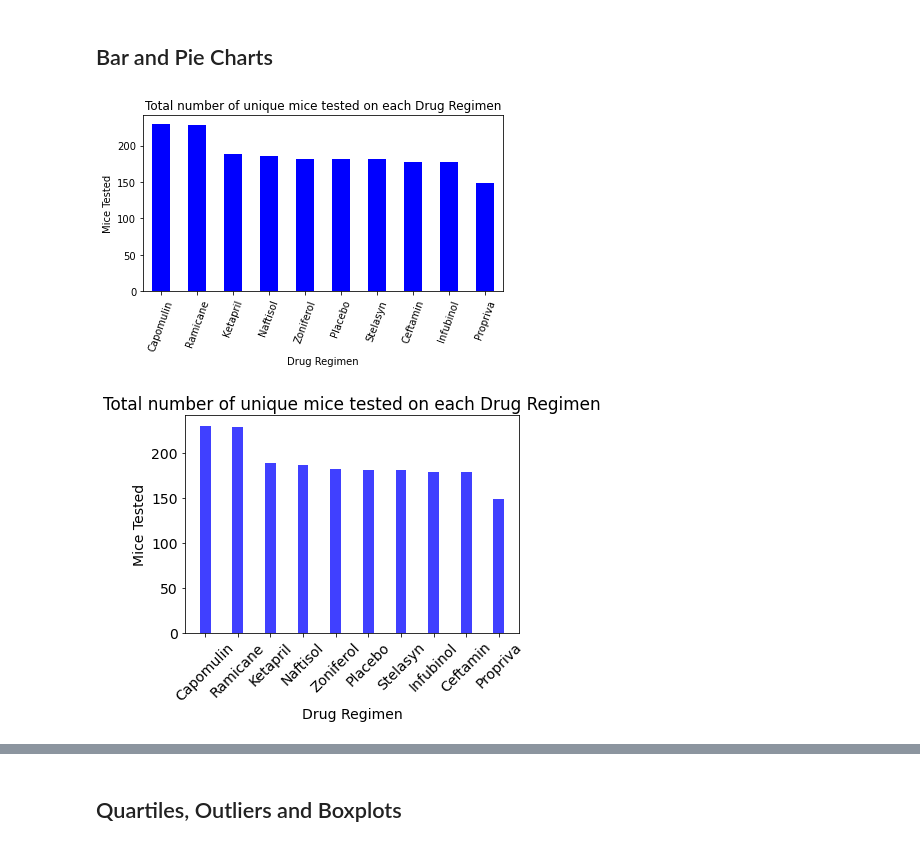
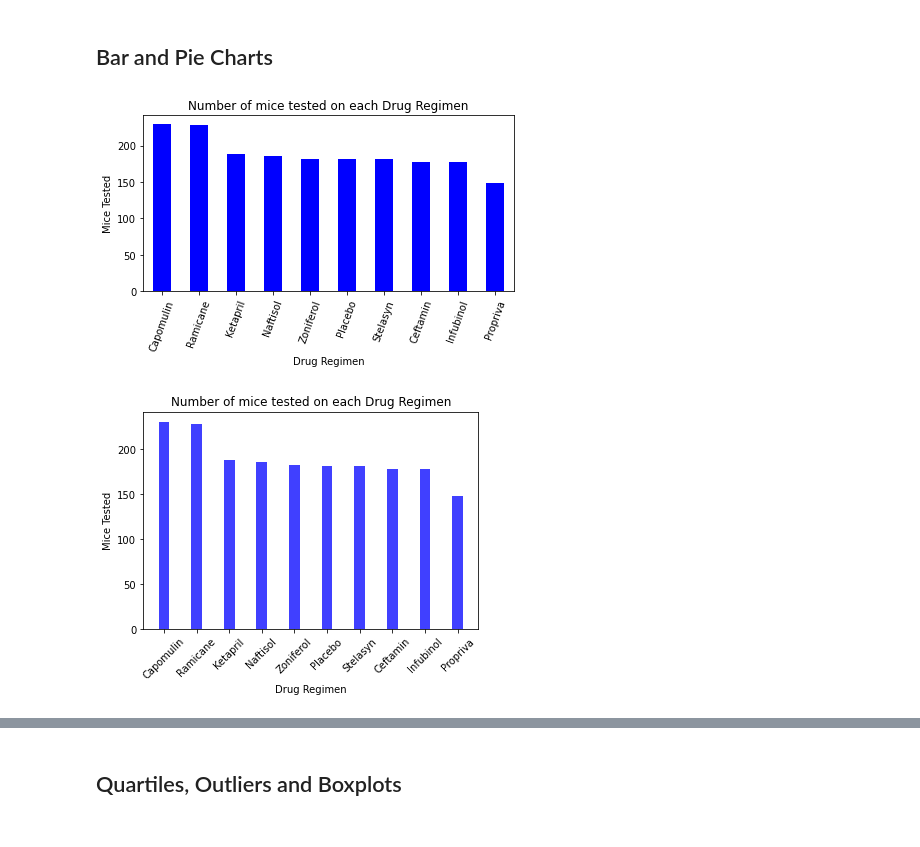
Before and after one commit to diazdez/Matplotlib-pymaceuticals, a Jupyter notebook: pymaceuticals_starter.ipynb, the cells around one changed output, grey strips where cells are left out. Cells and saved outputs as stored; diff of their text form; code cells hidden in the pictures.

```diff
--- a/pymaceuticals_starter.ipynb
+++ b/pymaceuticals_starter.ipynb
@@ -197,6 +197,7 @@ summary_stat2
 ## Bar and Pie Charts
 # %%
 # Generate a bar plot showing the total number of unique mice tested on each drug regimen using pandas.
+
 
 # df for "Drug Regimen" column values
 drug_regimen = clean_data["Drug Regimen"].value_counts()
@@ -210,7 +211,7 @@ y_axis=drug_regimen.count
 drug_regimen.plot(kind="bar", facecolor="blue")
 
 #labels
-plt.title("Total number of unique mice tested on each Drug Regimen")
+plt.title("Number of mice tested on each Drug Regimen")
 plt.xlabel("Drug Regimen")
 plt.ylabel("Mice Tested")
 plt.xticks(rotation=70)
@@ -218,28 +219,28 @@ plt.tight_layout()
 
 plt.show()
 # %% [output]
-[figure, old version]
+[figure, new version]
 # %%
 # Generate a bar plot showing the total number of unique mice tested on each drug regimen using pyplot.
 
 # using same df for "Drug Regimen" as above
 drug_regimen = clean_data["Drug Regimen"].value_counts()
 
 y_axis=drug_regimen.values
 x_axis=np.arange(0,len(y_axis),1)
 x_drugs=drug_regimen.index
 
 #Matplotlib
 plt.bar(x_drugs, y_axis, color='blue', alpha=0.75, align= "center", width= .33)
 
 #labels
-plt.title("Total number of unique mice tested on each Drug Regimen")
+plt.title("Number of mice tested on each Drug Regimen")
 plt.xlabel("Drug Regimen")
 plt.ylabel("Mice Tested")
 plt.xticks(rotation=45)
 plt.show()
 # %% [output]
-[figure, old version]
+[figure, new version]
 # %%
 # Generate a pie plot showing the distribution of female versus male mice using pandas
 
```
Also changed, not shown: parts of 8 cells of this notebook.
